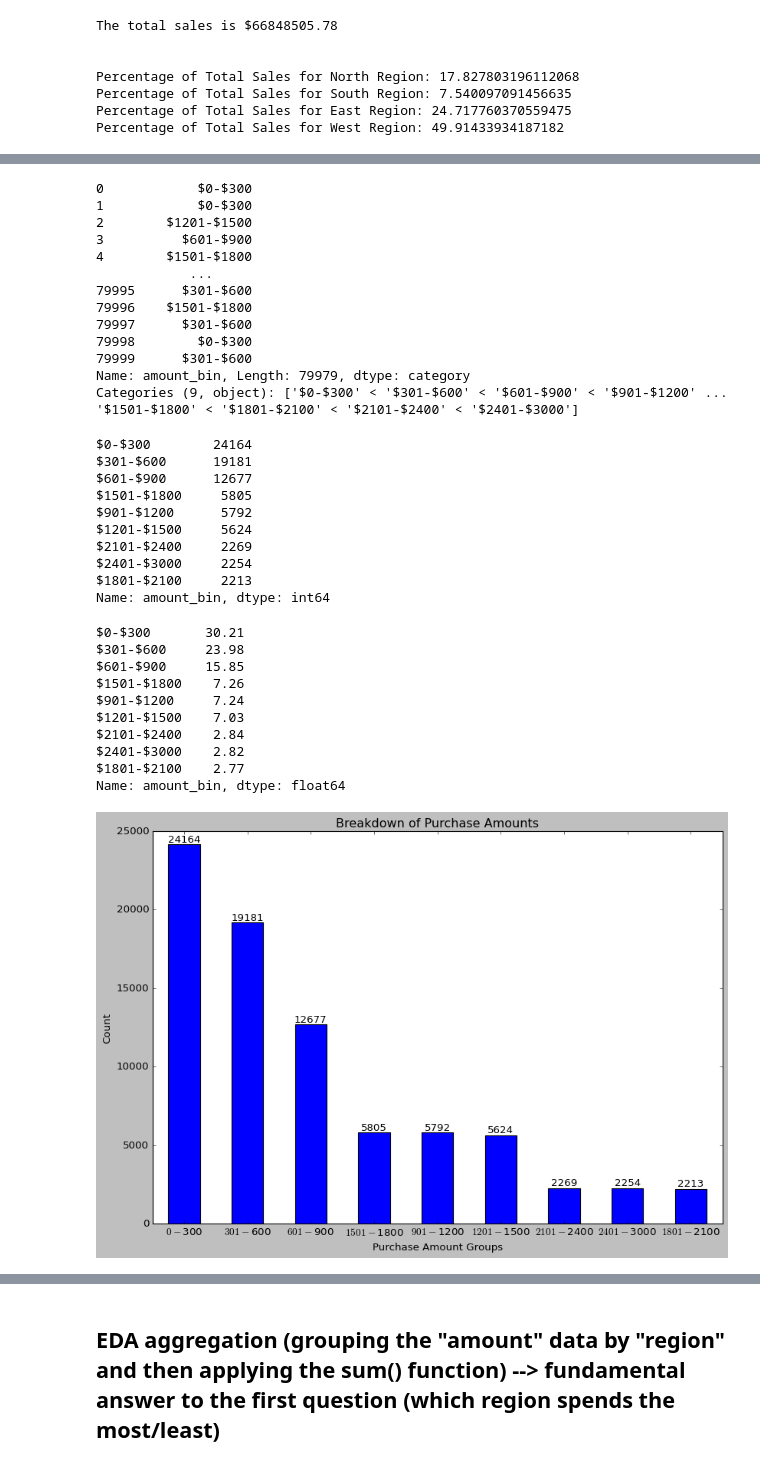
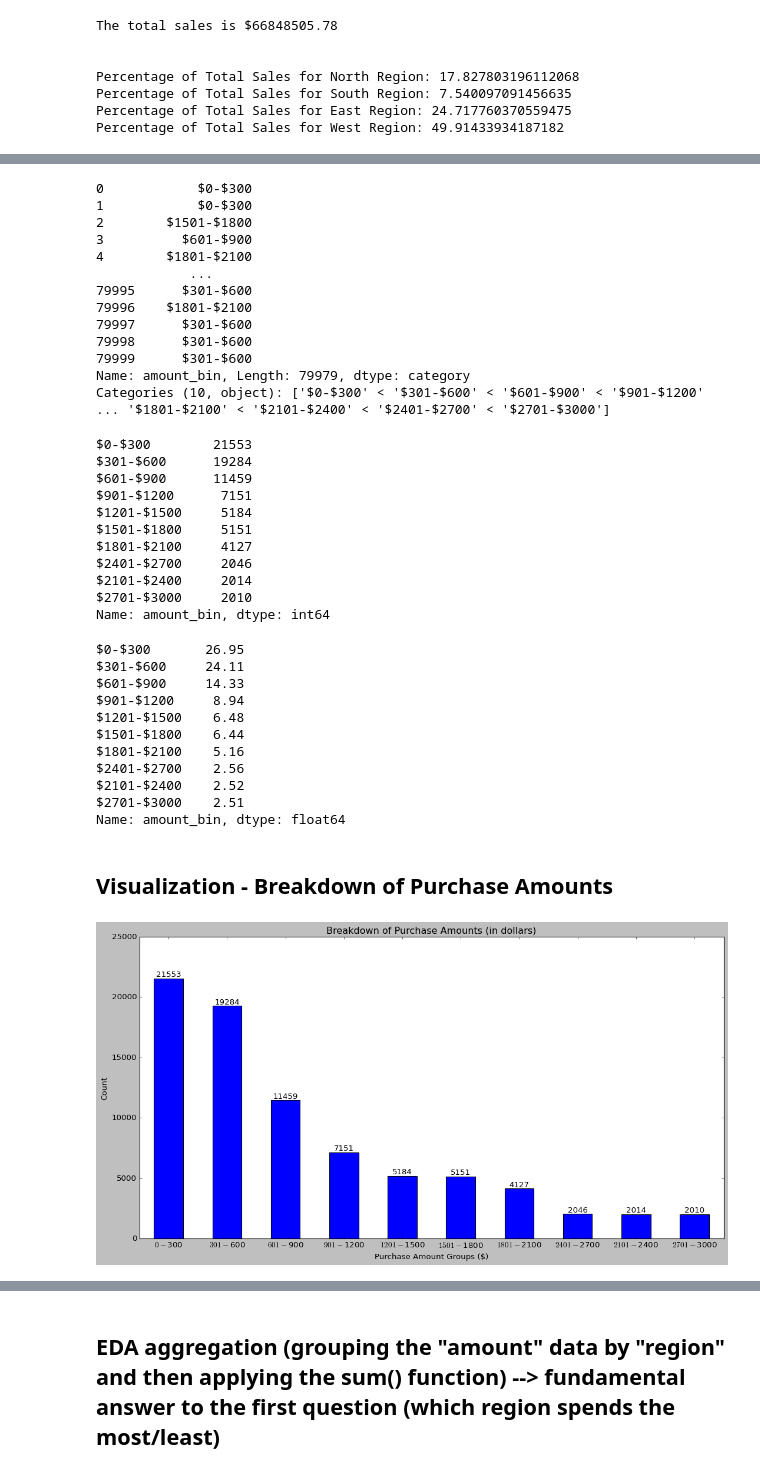
Before and after one commit to dreakian/DACP_XTOL_materials, a Jupyter notebook: current_Course_One_Project_Notebook.ipynb, the cells around one changed output, grey strips where cells are left out. Drawn from its saved outputs; the diff is of its cells as text; code cells hidden in the pictures.

```diff
--- a/current_Course_One_Project_Notebook.ipynb
+++ b/current_Course_One_Project_Notebook.ipynb
@@ -424,0 +532,11 @@ Name: region, dtype: float64
+# %%
+e = {"Age groups": ["", "", ""], "Total Amount by Age groups": [32418.20, 29745.95, 4684.35]}
+
+df_6 = pd.DataFrame(data=e, index=["18-30", "31-60", "61-90"])
+
+ax = df_6.plot(kind="bar", color= "red", xlabel="Age groups", ylabel="Count", title="Total Sales by Age groups (in thousands)", legend=False)
+
+for container in ax.containers:
+    ax.bar_label(container)
+
+plt.xticks(rotation=360)
@@ -466,14 +590,12 @@ Percentage of Total Sales for West Region: 49.91433934187182
 # %%
 d = {"Region": ["", "", "", ""], "Total Amount by Region": [11917.62, 5040.44, 16523.45, 33366.99]}
 
-df_4 = pd.DataFrame(data=d, index=[1, 2, 3, 4])
+df_4 = pd.DataFrame(data=d, index=["North", "South", "East", "West"])
 
-ax = df_4.plot(kind="bar", xlabel="Region", ylabel="Count", title="Total Sales by Region (in thousands)", legend=False)
+ax = df_4.plot(kind="bar", xlabel="Region", ylabel="Count", title="Total Sales by Region (in thousands)", legend=False, color="green")
 
 for container in ax.containers:
     ax.bar_label(container)
 
 plt.xticks(rotation=360)
-
-df_4
 # %% [output]
@@ -486,55 +608,59 @@ df_4
 # %%
 # data["amount_bin"] = pd.cut(data["amount"], bins=3, labels=["$0-1000", "$1000-2000", "$2000-3000"])
-data["amount_bin"] = pd.cut(data["amount"], bins=9, labels=["$0-$300", "$301-$600", "$601-$900", "$901-$1200", "$1201-$1500", "$1501-$1800", "$1801-$2100", "$2101-$2400", "$2401-$3000"])
+data["amount_bin"] = pd.cut(data["amount"], bins=10, labels=["$0-$300", "$301-$600", "$601-$900", "$901-$1200", "$1201-$1500", "$1501-$1800", "$1801-$2100", "$2101-$2400", "$2401-$2700", "$2701-$3000"])
 data["amount_bin"]
 # %% [output]
 0            $0-$300
 1            $0-$300
-2        $1201-$1500
+2        $1501-$1800
 3          $601-$900
-4        $1501-$1800
+4        $1801-$2100
             ...
 79995      $301-$600
-79996    $1501-$1800
+79996    $1801-$2100
 79997      $301-$600
-79998        $0-$300
+79998      $301-$600
 79999      $301-$600
 Name: amount_bin, Length: 79979, dtype: category
-Categories (9, object): ['$0-$300' < '$301-$600' < '$601-$900' < '$901-$1200' ... '$1501-$1800' < '$1801-$2100' < '$2101-$2400' < '$2401-$3000']
+Categories (10, object): ['$0-$300' < '$301-$600' < '$601-$900' < '$901-$1200' ... '$1801-$2100' < '$2101-$2400' < '$2401-$2700' < '$2701-$3000']
 # %%
 data["amount_bin"].value_counts()
 # %% [output]
-$0-$300        24164
-$301-$600      19181
-$601-$900      12677
-$1501-$1800     5805
-$901-$1200      5792
-$1201-$1500     5624
-$2101-$2400     2269
-$2401-$3000     2254
-$1801-$2100     2213
+$0-$300        21553
+$301-$600      19284
+$601-$900      11459
+$901-$1200      7151
+$1201-$1500     5184
+$1501-$1800     5151
+$1801-$2100     4127
+$2401-$2700     2046
+$2101-$2400     2014
+$2701-$3000     2010
 Name: amount_bin, dtype: int64
 # %%
 data["amount_bin"].value_counts(normalize=True) * 100
 # %% [output]
-$0-$300       30.21
-$301-$600     23.98
-$601-$900     15.85
-$1501-$1800    7.26
-$901-$1200     7.24
-$1201-$1500    7.03
-$2101-$2400    2.84
-$2401-$3000    2.82
-$1801-$2100    2.77
+$0-$300       26.95
+$301-$600     24.11
+$601-$900     14.33
+$901-$1200     8.94
+$1201-$1500    6.48
+$1501-$1800    6.44
+$1801-$2100    5.16
+$2401-$2700    2.56
+$2101-$2400    2.52
+$2701-$3000    2.51
 Name: amount_bin, dtype: float64
+# %% [markdown]
+## Visualization - Breakdown of Purchase Amounts
 # %%
 df_5 = data["amount_bin"].value_counts()
 
-ax = df_5.plot(kind="bar", xlabel="Purchase Amount Groups", ylabel="Count", title="Breakdown of Purchase Amounts")
+ax = df_5.plot(kind="bar", xlabel="Purchase Amount Groups ($)", ylabel="Count", title="Breakdown of Purchase Amounts (in dollars)")
 plt.xticks(rotation=360)
-df_5.plot(figsize=(12, 8), ls="None")
+df_5.plot(figsize=(16, 8), ls="None")
 
 for container in ax.containers:
     ax.bar_label(container)
 # %% [output]
-[figure, old version]
+[figure, new version]
```
Also changed, not shown: parts of 69 cells of this notebook.
